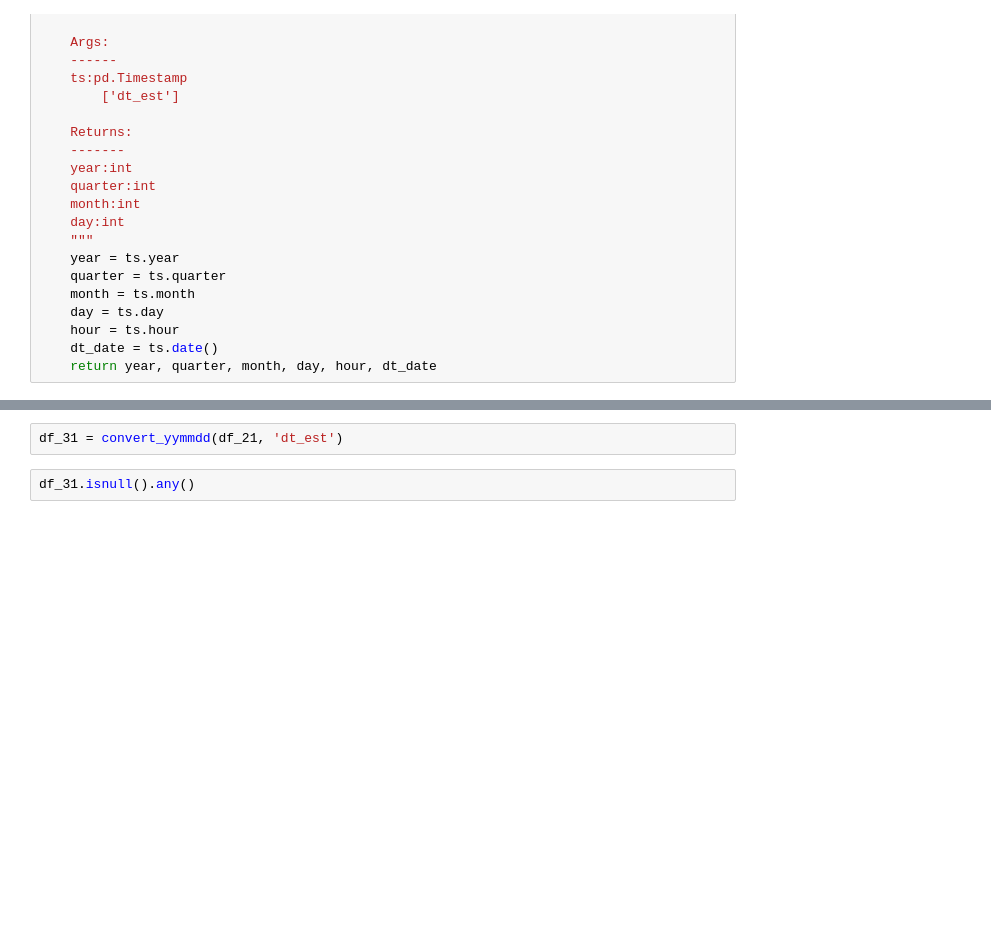
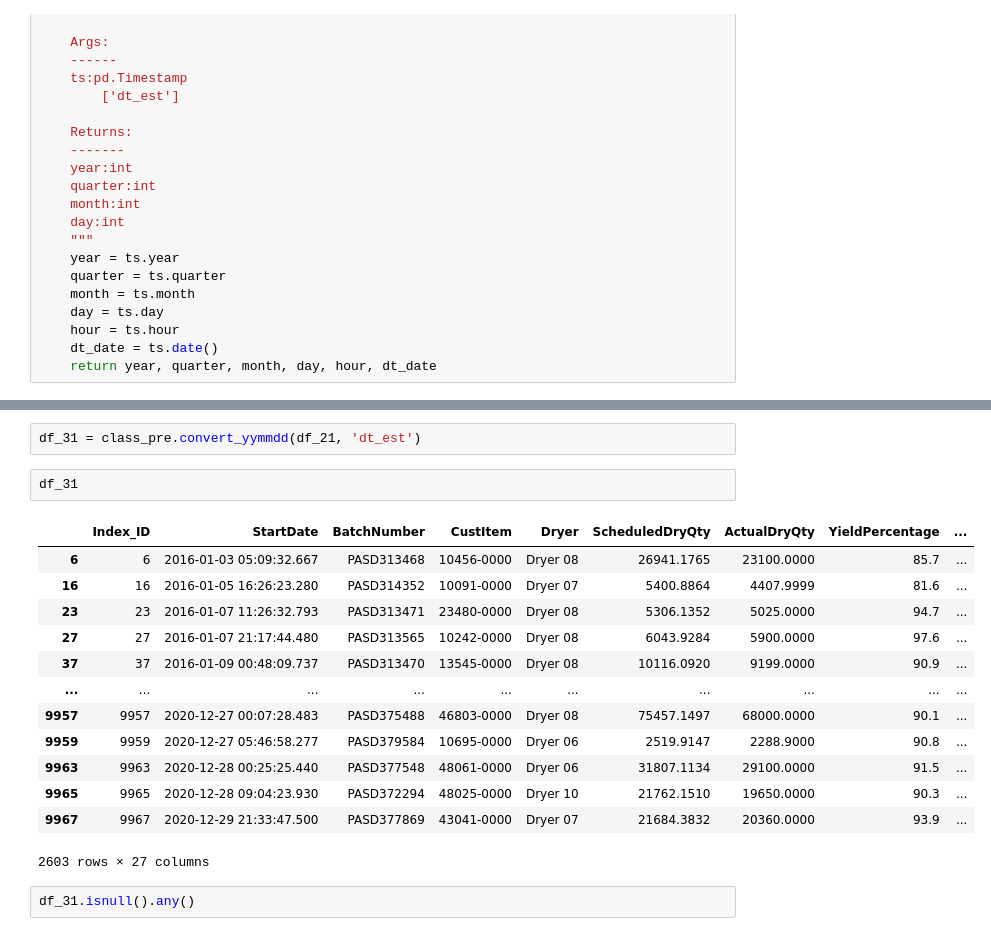
Before and after one commit to L3P3titPrince/Spray_Weather_Forecast, a Jupyter notebook: 21_Weather.ipynb, the cells around one changed output, grey strips where cells are left out. Saved outputs shown, nothing was run; the diff lists cells and outputs as text; blank space fills up the shorter version.

```diff
--- a/21_Weather.ipynb
+++ b/21_Weather.ipynb
@@ -1817,5 +1833,21 @@ df_21.shape
 # %%
-df_31 = convert_yymmdd(df_21, 'dt_est')
+df_31 = class_pre.convert_yymmdd(df_21, 'dt_est')
+# %%
+df_31
+# %% [output]
+|  | Index_ID | StartDate | BatchNumber | CustItem | Dryer | ScheduledDryQty | ActualDryQty | YieldPercentage | ... |
+| 6 | 6 | 2016-01-03 05:09:32.667 | PASD313468 | 10456-0000 | Dryer 08 | 26941.1765 | 23100.0000 | 85.7 | ... |
+| 16 | 16 | 2016-01-05 16:26:23.280 | PASD314352 | 10091-0000 | Dryer 07 | 5400.8864 | 4407.9999 | 81.6 | ... |
+| 23 | 23 | 2016-01-07 11:26:32.793 | PASD313471 | 23480-0000 | Dryer 08 | 5306.1352 | 5025.0000 | 94.7 | ... |
+| 27 | 27 | 2016-01-07 21:17:44.480 | PASD313565 | 10242-0000 | Dryer 08 | 6043.9284 | 5900.0000 | 97.6 | ... |
+| 37 | 37 | 2016-01-09 00:48:09.737 | PASD313470 | 13545-0000 | Dryer 08 | 10116.0920 | 9199.0000 | 90.9 | ... |
+| ... | ... | ... | ... | ... | ... | ... | ... | ... | ... |
+| 9957 | 9957 | 2020-12-27 00:07:28.483 | PASD375488 | 46803-0000 | Dryer 08 | 75457.1497 | 68000.0000 | 90.1 | ... |
+| 9959 | 9959 | 2020-12-27 05:46:58.277 | PASD379584 | 10695-0000 | Dryer 06 | 2519.9147 | 2288.9000 | 90.8 | ... |
+| 9963 | 9963 | 2020-12-28 00:25:25.440 | PASD377548 | 48061-0000 | Dryer 06 | 31807.1134 | 29100.0000 | 91.5 | ... |
+| 9965 | 9965 | 2020-12-28 09:04:23.930 | PASD372294 | 48025-0000 | Dryer 10 | 21762.1510 | 19650.0000 | 90.3 | ... |
+| 9967 | 9967 | 2020-12-29 21:33:47.500 | PASD377869 | 43041-0000 | Dryer 07 | 21684.3832 | 20360.0000 | 93.9 | ... |
+2603 rows × 27 columns
 # %%
 df_31.isnull().any()
 # %% [output]
```
Also changed, not shown: parts of 17 cells of this notebook, 5 other files.
